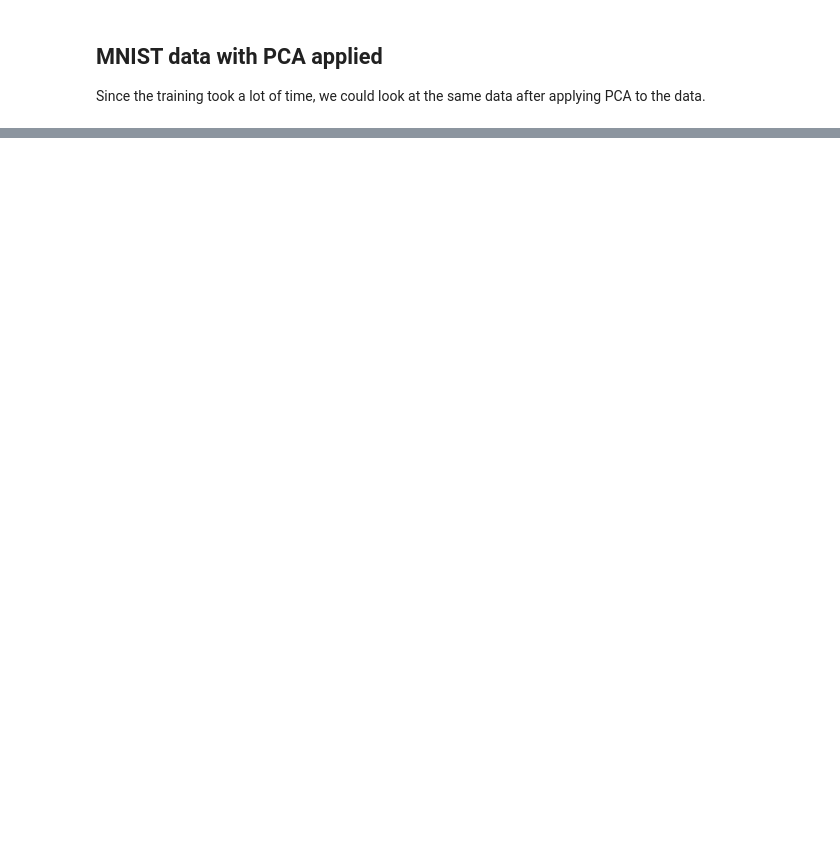
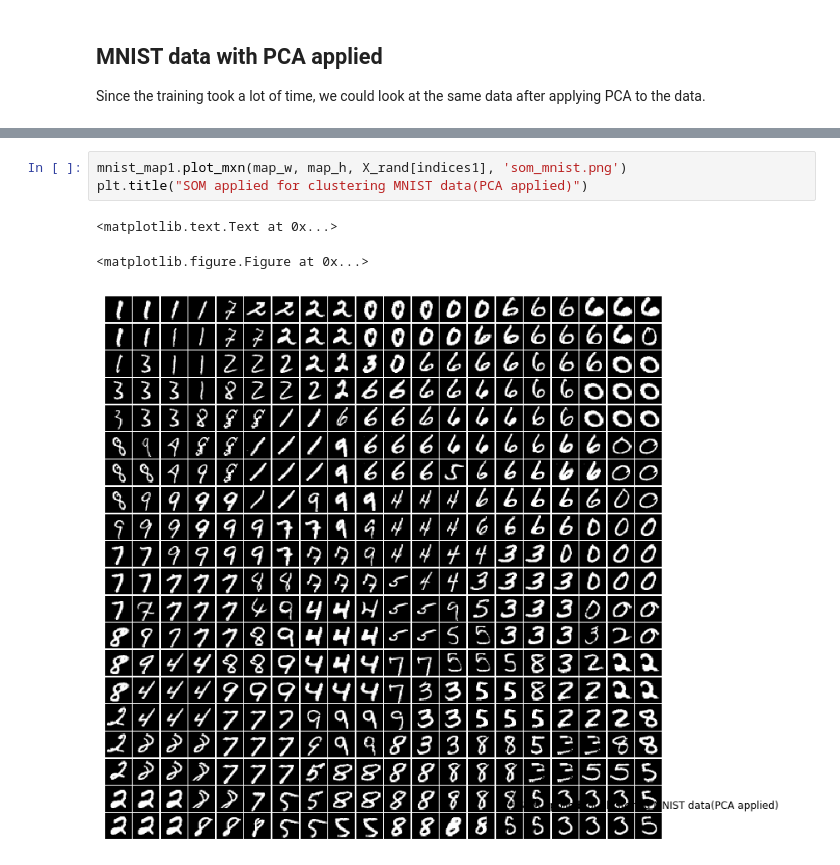
Before and after one commit to neha-arora-root/The_Math_Of_Intelligence, a Jupyter notebook: week4/SelfOrganizingMaps.ipynb, the cells around one changed output, grey strips where cells are left out. Drawn from its saved outputs; the diff is of its cells as text; blank space fills up the shorter version.

```diff
--- a/week4/SelfOrganizingMaps.ipynb
+++ b/week4/SelfOrganizingMaps.ipynb
@@ -117,0 +185,7 @@ Since the training took a lot of time, we could look at the same data after appl
+# %%
+mnist_map1.plot_mxn(map_w, map_h, X_rand[indices1], 'som_mnist.png')
+plt.title("SOM applied for clustering MNIST data(PCA applied)")
+# %% [output]
+<matplotlib.text.Text at 0x...>
+<matplotlib.figure.Figure at 0x...>
+[figure, added]
```
Also changed, not shown: parts of 17 cells of this notebook, 3 other files.
